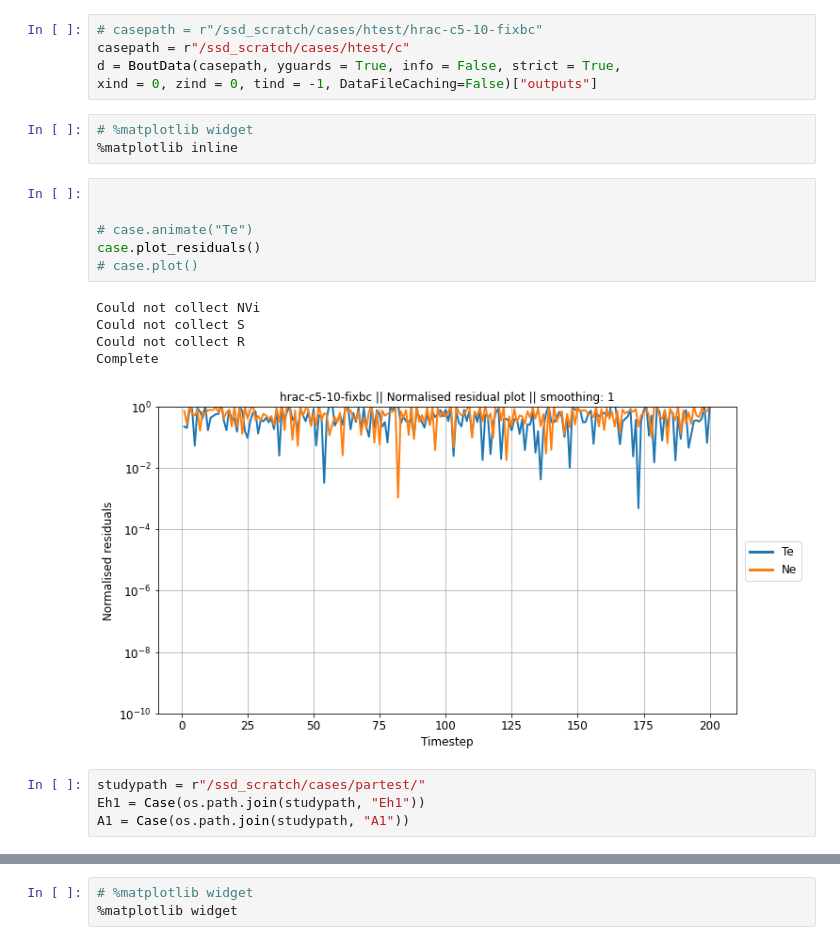
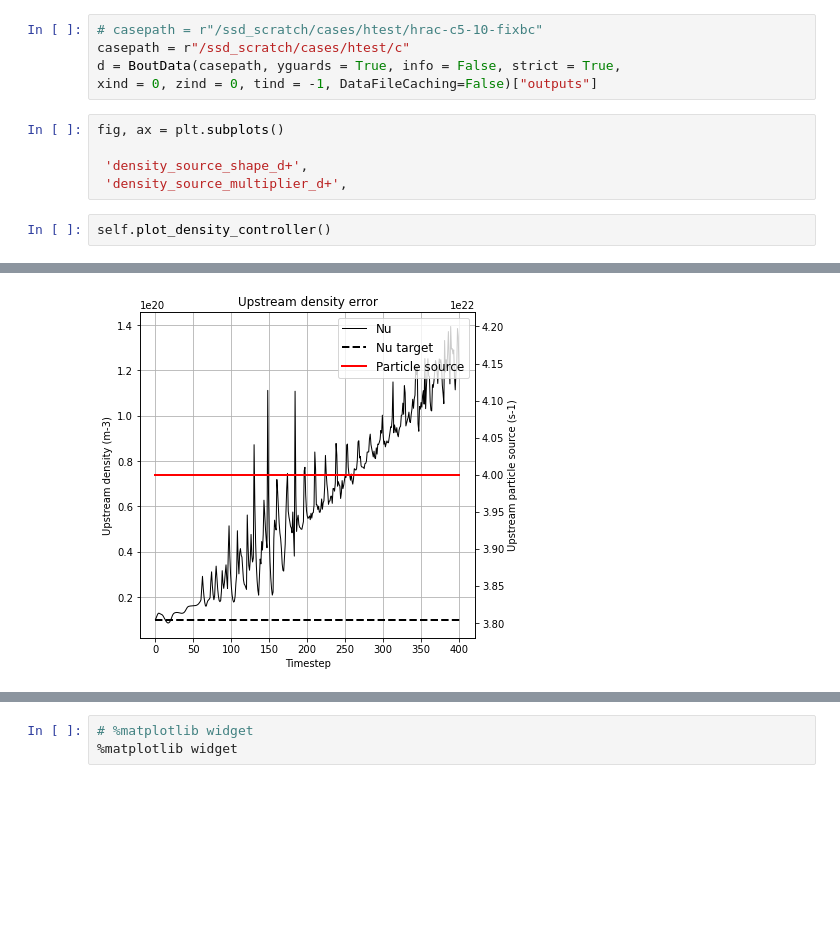
Before and after one commit to mikekryjak/sdtools, a Jupyter notebook: sd-pp.ipynb, the cells around one changed output, grey strips where cells are left out. Drawn from its saved outputs; the diff is of its cells as text; blank space fills up the shorter version.

```diff
--- a/sd-pp.ipynb
+++ b/sd-pp.ipynb
@@ -21,22 +22,11 @@ from analysis import *
 casepath = r"/ssd_scratch/cases/htest/c"
 d = BoutData(casepath, yguards = True, info = False, strict = True,
 xind = 0, zind = 0, tind = -1, DataFileCaching=False)["outputs"]
-# %%
-# %matplotlib widget
-%matplotlib inline
-# %%
-
-
-# case.animate("Te")
-case.plot_residuals()
-# case.plot()
-# %% [output]
-Could not collect NVi
-Could not collect S
-Could not collect R
-Complete
-[figure, removed]
-# %%
-studypath = r"/ssd_scratch/cases/partest/"
-Eh1 = Case(os.path.join(studypath, "Eh1"))
-A1 = Case(os.path.join(studypath, "A1"))
+# %%
+fig, ax = plt.subplots()
+
+ 'density_source_shape_d+',
+ 'density_source_multiplier_d+',
+# %%
+self.plot_density_controller()
+# %% [output]
@@ -42,0 +35 @@ A1 = Case(os.path.join(studypath, "A1"))
+[figure, added]
```
Also changed, not shown: parts of 17 cells of this notebook, 2 other files.
